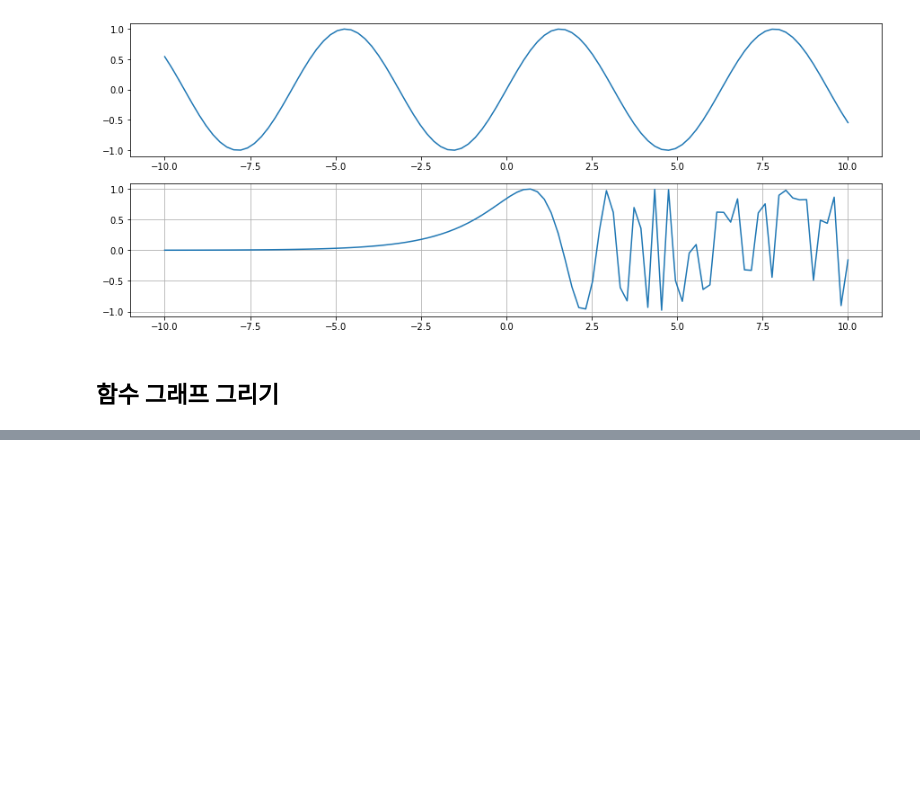
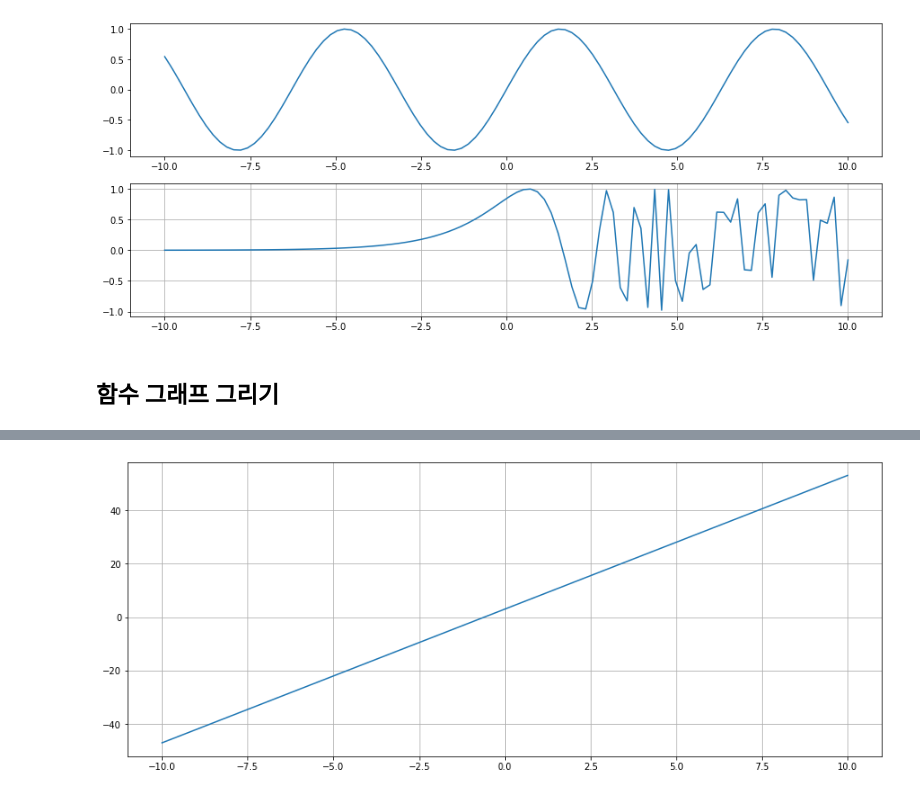
Before and after one commit to gongboogi/Python-Practice, a Jupyter notebook: 매트플롯립_기초.ipynb, the cells around one changed output, grey strips where cells are left out. Cells and saved outputs as stored; diff of their text form; code cells hidden in the pictures; blank space fills up the shorter version.

```diff
--- a/매트플롯립_기초.ipynb
+++ b/매트플롯립_기초.ipynb
@@ -124,0 +171,11 @@ plt.grid(True)
+# %%
+def myfunction(x) :
+  return(5 * x + 3)
+
+x = np.arange(-10, 11)
+
+plt.figure(figsize = (15,6))
+plt.plot(x, myfunction(x))
+plt.grid(True)
+# %% [output]
+[figure, added]
```
Also changed, not shown: parts of 11 cells of this notebook.
